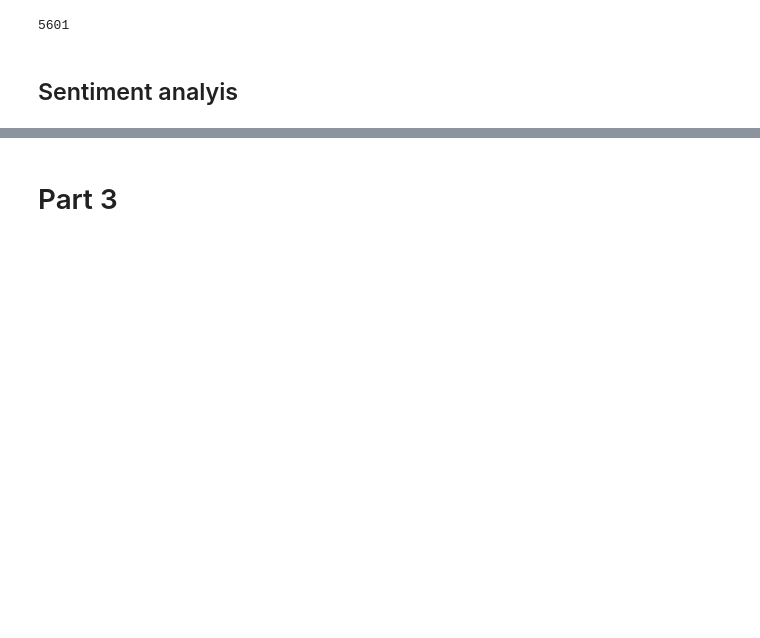
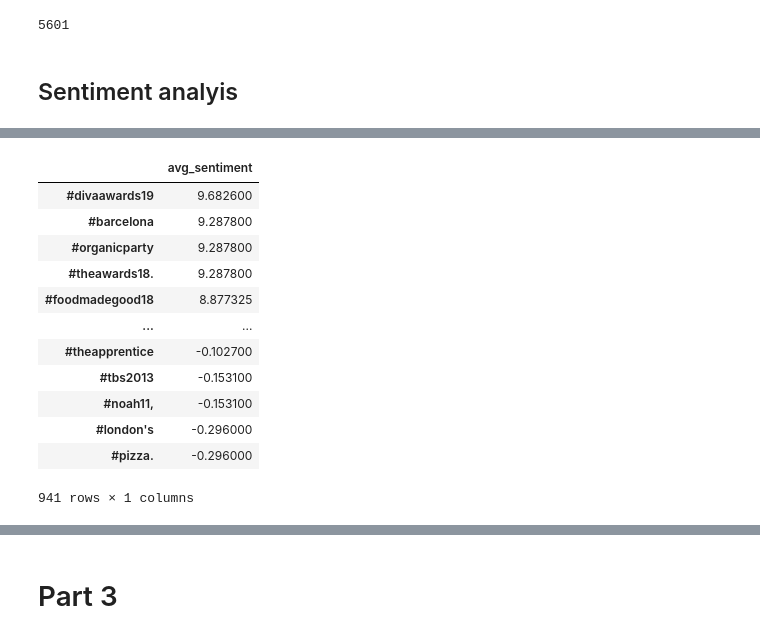
Before and after one commit to AngeloBarisano/Supply_Chain, a Jupyter notebook: Notebooks/workfile2.ipynb, the cells around one changed output, grey strips where cells are left out. Drawn from its saved outputs; the diff is of its cells as text; code cells hidden in the pictures; blank space fills up the shorter version.

```diff
--- a/Notebooks/workfile2.ipynb
+++ b/Notebooks/workfile2.ipynb
@@ -960,0 +1027,28 @@ Essentially try to find the 6 base topics again + 1-2- new ones based on the cus
+# %%
+sentiment_score_dict = {}
+for i, r in df_merged[~df_merged.hashtag.isna()].loc[:, ["hashtag", "sentiment_score"]].iterrows():
+    for i_ in r.hashtag:
+        if i_ in sentiment_score_dict.keys():
+            sentiment_score_dict[i_].append(r.sentiment_score)
+        else:
+            sentiment_score_dict[i_] = [r.sentiment_score]
+
+sentiment_score_dict_mean = {}
+for k, v in sentiment_score_dict.items():
+    sentiment_score_dict_mean[k] = np.mean(v)
+# %%
+pd.DataFrame.from_dict(sentiment_score_dict_mean, orient="index", columns = ["avg_sentiment"]).sort_values(by = "avg_sentiment", ascending = False)
+# %% [output]
+|  | avg_sentiment |
+| #divaawards19 | 9.682600 |
+| #barcelona | 9.287800 |
+| #organicparty | 9.287800 |
+| #theawards18. | 9.287800 |
+| #foodmadegood18 | 8.877325 |
+| ... | ... |
+| #theapprentice | -0.102700 |
+| #tbs2013 | -0.153100 |
+| #noah11, | -0.153100 |
+| #london's | -0.296000 |
+| #pizza. | -0.296000 |
+941 rows × 1 columns
```
Also changed, not shown: parts of 33 cells of this notebook, 1 other file.
